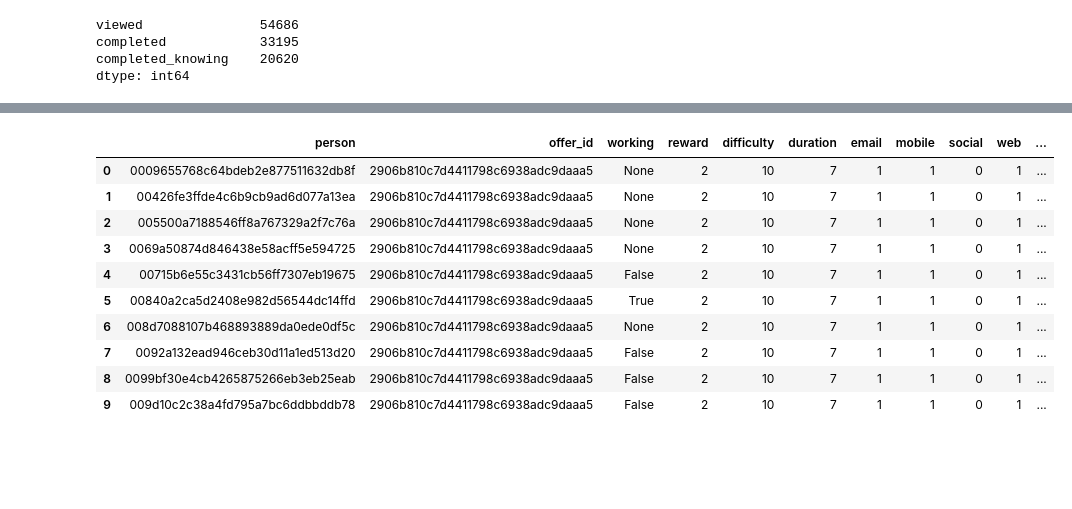
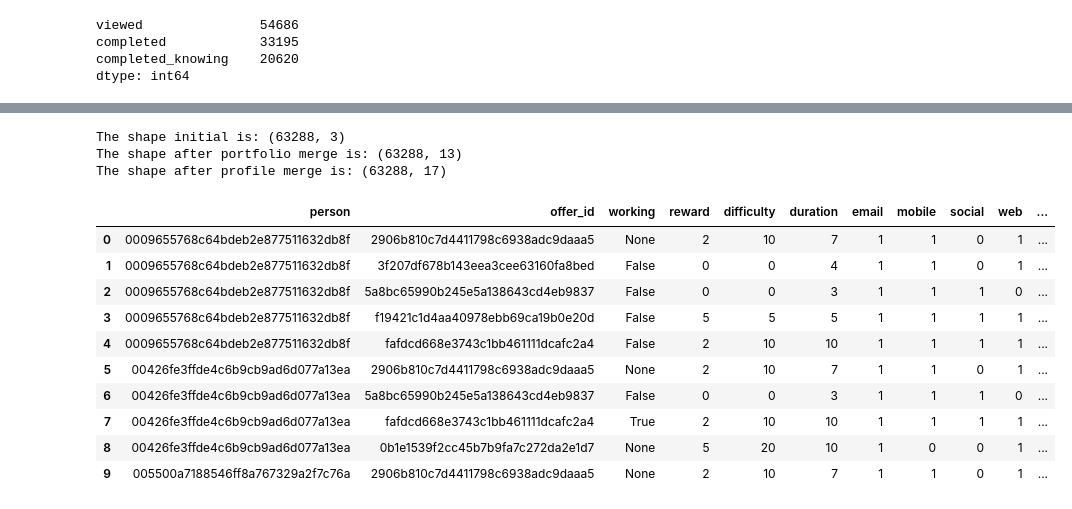
Before and after one commit to Sawy89/dsnd_starbucks_capstone, a Jupyter notebook: Starbucks_Capstone_notebook.ipynb, the cells around one changed output, grey strips where cells are left out. Cells and saved outputs as stored; diff of their text form; code cells hidden in the pictures; blank space fills up the shorter version.

Commit message:
Dataframe merged with profile and portfolio

```diff
--- a/Starbucks_Capstone_notebook.ipynb
+++ b/Starbucks_Capstone_notebook.ipynb
@@ -363,20 +363,36 @@ offer_bool_grouped.head(10)
 |  | 2298d6c36e964ae4a3e7e9706d1fb8c2 | 47257 | 1 | 1 | 1 | 1.0 | True |
 |  | 3f207df678b143eea3cee63160fa8bed | 53673 | 1 | 0 | 0 | 0.0 | False |
 |  | 5a8bc65990b245e5a138643cd4eb9837 | 71497 | 1 | 0 | 0 | 0.0 | False |
-# %%
-offer_bool_all = offer_bool_grouped[['working']].reset_index()
-offer_bool_all = offer_bool_all.merge(portfolio.drop(columns=['channels','offer_type','duration_hour']),
-                                      left_on='offer_id', right_on='id').drop(columns='id')
-offer_bool_all.head(10)
-# %% [output]
-|  | person | offer_id | working | reward | difficulty | duration | email | mobile | social | web | ... |
-| 0 | 0009655768c64bdeb2e877511632db8f | 2906b810c7d4411798c6938adc9daaa5 | None | 2 | 10 | 7 | 1 | 1 | 0 | 1 | ... |
-| 1 | 00426fe3ffde4c6b9cb9ad6d077a13ea | 2906b810c7d4411798c6938adc9daaa5 | None | 2 | 10 | 7 | 1 | 1 | 0 | 1 | ... |
-| 2 | 005500a7188546ff8a767329a2f7c76a | 2906b810c7d4411798c6938adc9daaa5 | None | 2 | 10 | 7 | 1 | 1 | 0 | 1 | ... |
-| 3 | 0069a50874d846438e58acff5e594725 | 2906b810c7d4411798c6938adc9daaa5 | None | 2 | 10 | 7 | 1 | 1 | 0 | 1 | ... |
-| 4 | 00715b6e55c3431cb56ff7307eb19675 | 2906b810c7d4411798c6938adc9daaa5 | False | 2 | 10 | 7 | 1 | 1 | 0 | 1 | ... |
-| 5 | 00840a2ca5d2408e982d56544dc14ffd | 2906b810c7d4411798c6938adc9daaa5 | True | 2 | 10 | 7 | 1 | 1 | 0 | 1 | ... |
-| 6 | 008d7088107b468893889da0ede0df5c | 2906b810c7d4411798c6938adc9daaa5 | None | 2 | 10 | 7 | 1 | 1 | 0 | 1 | ... |
-| 7 | 0092a132ead946ceb30d11a1ed513d20 | 2906b810c7d4411798c6938adc9daaa5 | False | 2 | 10 | 7 | 1 | 1 | 0 | 1 | ... |
-| 8 | 0099bf30e4cb4265875266eb3eb25eab | 2906b810c7d4411798c6938adc9daaa5 | False | 2 | 10 | 7 | 1 | 1 | 0 | 1 | ... |
-| 9 | 009d10c2c38a4fd795a7bc6ddbbddb78 | 2906b810c7d4411798c6938adc9daaa5 | False | 2 | 10 | 7 | 1 | 1 | 0 | 1 | ... |
+# %%
+# Combine the offer/person yes/no column with the profile and portfolio dataframes
+
+# Get the interesting column
+offer_bool_all = offer_bool_grouped[['working']].reset_index()
+print(f"The shape initial is: {offer_bool_all.shape}")
+
+# Merge with portfolio
+offer_bool_all = offer_bool_all.merge(portfolio.drop(columns=['channels','offer_type','duration_hour']),
+                                      left_on='offer_id', right_on='id').drop(columns='id')
+print(f"The shape after portfolio merge is: {offer_bool_all.shape}")
+
+# Merge with profile
+offer_bool_all = offer_bool_all.merge(profile.drop(columns=['became_member_on','became_member_on_date']),
+                                      left_on='person', right_on='id').drop(columns='id')
+print(f"The shape after profile merge is: {offer_bool_all.shape}")
+
+offer_bool_all.head(10)
+# %% [output]
+The shape initial is: (63288, 3)
+The shape after portfolio merge is: (63288, 13)
+The shape after profile merge is: (63288, 17)
+|  | person | offer_id | working | reward | difficulty | duration | email | mobile | social | web | ... |
+| 0 | 0009655768c64bdeb2e877511632db8f | 2906b810c7d4411798c6938adc9daaa5 | None | 2 | 10 | 7 | 1 | 1 | 0 | 1 | ... |
+| 1 | 0009655768c64bdeb2e877511632db8f | 3f207df678b143eea3cee63160fa8bed | False | 0 | 0 | 4 | 1 | 1 | 0 | 1 | ... |
+| 2 | 0009655768c64bdeb2e877511632db8f | 5a8bc65990b245e5a138643cd4eb9837 | False | 0 | 0 | 3 | 1 | 1 | 1 | 0 | ... |
+| 3 | 0009655768c64bdeb2e877511632db8f | f19421c1d4aa40978ebb69ca19b0e20d | False | 5 | 5 | 5 | 1 | 1 | 1 | 1 | ... |
+| 4 | 0009655768c64bdeb2e877511632db8f | fafdcd668e3743c1bb461111dcafc2a4 | False | 2 | 10 | 10 | 1 | 1 | 1 | 1 | ... |
+| 5 | 00426fe3ffde4c6b9cb9ad6d077a13ea | 2906b810c7d4411798c6938adc9daaa5 | None | 2 | 10 | 7 | 1 | 1 | 0 | 1 | ... |
+| 6 | 00426fe3ffde4c6b9cb9ad6d077a13ea | 5a8bc65990b245e5a138643cd4eb9837 | False | 0 | 0 | 3 | 1 | 1 | 1 | 0 | ... |
+| 7 | 00426fe3ffde4c6b9cb9ad6d077a13ea | fafdcd668e3743c1bb461111dcafc2a4 | True | 2 | 10 | 10 | 1 | 1 | 1 | 1 | ... |
+| 8 | 00426fe3ffde4c6b9cb9ad6d077a13ea | 0b1e1539f2cc45b7b9fa7c272da2e1d7 | None | 5 | 20 | 10 | 1 | 0 | 0 | 1 | ... |
+| 9 | 005500a7188546ff8a767329a2f7c76a | 2906b810c7d4411798c6938adc9daaa5 | None | 2 | 10 | 7 | 1 | 1 | 0 | 1 | ... |
```
